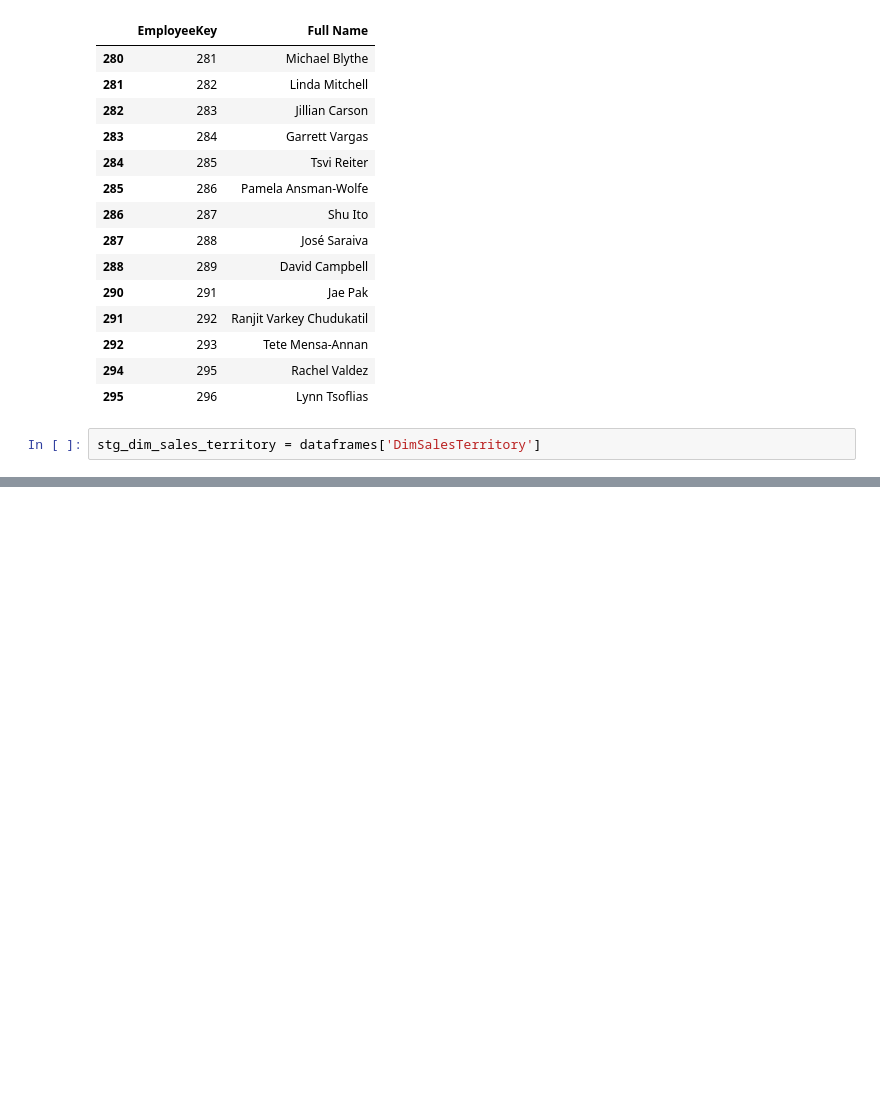
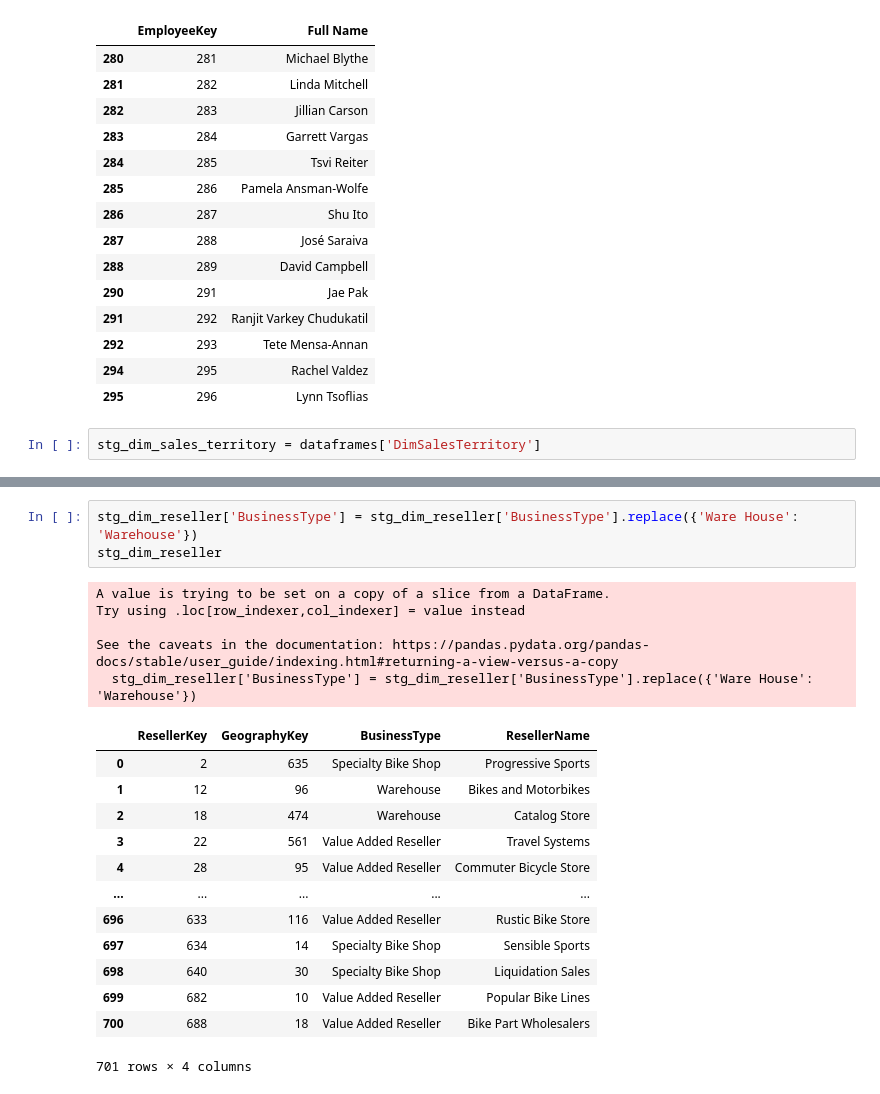
Before and after one commit to ClaudioChavarria/data_preparation_using_python, a Jupyter notebook: exercise_01/exercise_01_solution.ipynb, the cells around one changed output, grey strips where cells are left out. Cells and saved outputs as stored; diff of their text form; blank space fills up the shorter version.

```diff
--- a/exercise_01/exercise_01_solution.ipynb
+++ b/exercise_01/exercise_01_solution.ipynb
@@ -154,0 +267,22 @@ stg_dim_sales_territory
+# %%
+stg_dim_reseller['BusinessType'] = stg_dim_reseller['BusinessType'].replace({'Ware House': 'Warehouse'})
+stg_dim_reseller
+# %% [output]
+A value is trying to be set on a copy of a slice from a DataFrame.
+Try using .loc[row_indexer,col_indexer] = value instead
+
+See the caveats in the documentation: https://pandas.pydata.org/pandas-docs/stable/user_guide/indexing.html#returning-a-view-versus-a-copy
+  stg_dim_reseller['BusinessType'] = stg_dim_reseller['BusinessType'].replace({'Ware House': 'Warehouse'})
+|  | ResellerKey | GeographyKey | BusinessType | ResellerName |
+| 0 | 2 | 635 | Specialty Bike Shop | Progressive Sports |
+| 1 | 12 | 96 | Warehouse | Bikes and Motorbikes |
+| 2 | 18 | 474 | Warehouse | Catalog Store |
+| 3 | 22 | 561 | Value Added Reseller | Travel Systems |
+| 4 | 28 | 95 | Value Added Reseller | Commuter Bicycle Store |
+| ... | ... | ... | ... | ... |
+| 696 | 633 | 116 | Value Added Reseller | Rustic Bike Store |
+| 697 | 634 | 14 | Specialty Bike Shop | Sensible Sports |
+| 698 | 640 | 30 | Specialty Bike Shop | Liquidation Sales |
+| 699 | 682 | 10 | Value Added Reseller | Popular Bike Lines |
+| 700 | 688 | 18 | Value Added Reseller | Bike Part Wholesalers |
+701 rows × 4 columns
```
Also changed, not shown: parts of 12 cells of this notebook.
